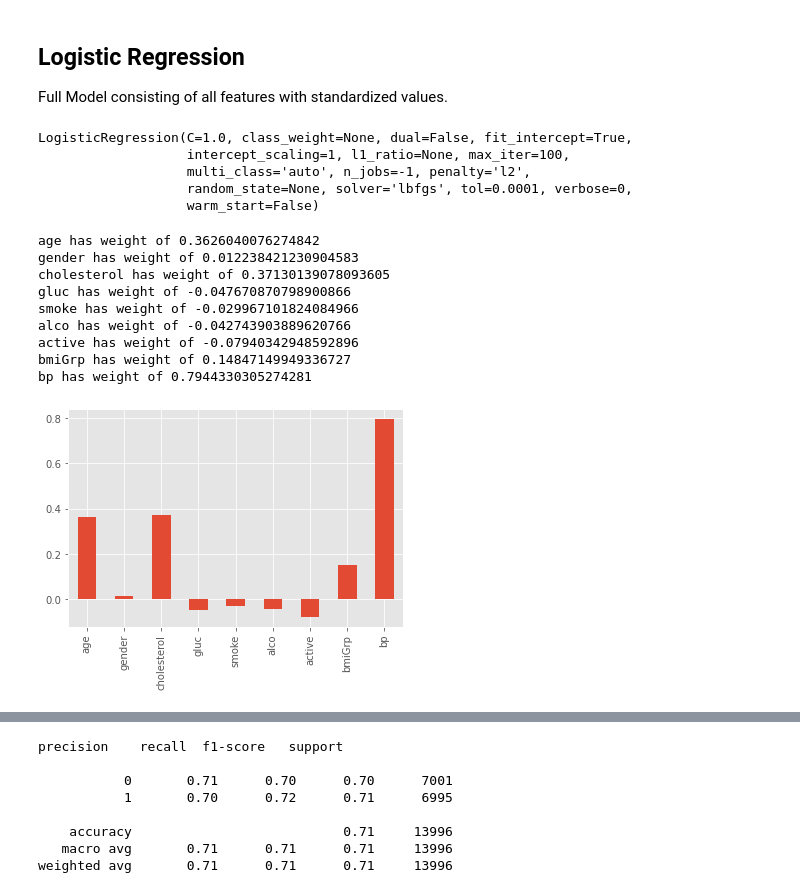
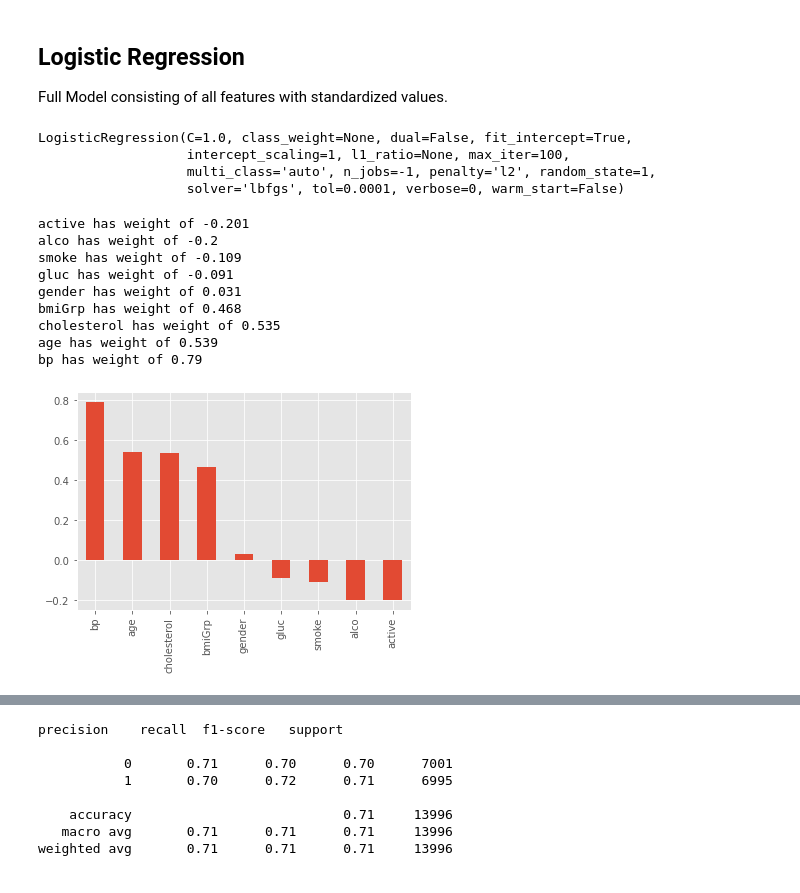
Before and after one commit to RobinsonCW/CardiovascularDiseaseClassification, a Jupyter notebook: src/exploratory_data_analysis/chance/python/Exploratory_Data_Analysis.ipynb, the cells around one changed output, grey strips where cells are left out. Saved outputs shown, nothing was run; the diff lists cells and outputs as text; code cells hidden in the pictures.

```diff
--- a/src/exploratory_data_analysis/chance/python/Exploratory_Data_Analysis.ipynb
+++ b/src/exploratory_data_analysis/chance/python/Exploratory_Data_Analysis.ipynb
@@ -200,7 +170,8 @@ df_clean.loc[df_clean.index.isin(ap_lo_outlier_ids)].head()
 # %%
 ap_lo_outlier_ids2 = df_clean.index[(df_clean['ap_lo'] < 40) | (df_clean['ap_lo'] > 300)]
 # %%
-df_clean.loc[df_clean.index.isin(ap_lo_outlier_ids2), "ap_lo"] = np.nan
+if IMPUTE_GREATER_THAN_THREE_STD_DEV:
+    df_clean.loc[df_clean.index.isin(ap_lo_outlier_ids2), "ap_lo"] = np.nan
 # %% [markdown]
 The `ap_lo` feature needed similar processing.
 # %% [markdown]
@@ -254,7 +225,7 @@ if MODEL_TYPE == "Full":
     X_cols = ['age', 'gender', 'height', 'weight', 'ap_hi', 'ap_lo', 'cholesterol', 'gluc', 'smoke', 'alco', 'active']
 else:
     # New Feature Model
-    X_cols = ['age', 'gender', 'cholesterol', 'gluc', 'smoke', 'alco', 'active', 'bmiGrp', 'bp']
+    X_cols = ['age', 'gender', 'bmiGrp', 'bp', 'cholesterol', 'gluc', 'smoke', 'alco', 'active']
 
 X = df_clean[X_cols] #.to_numpy()
 # %% [markdown]
@@ -274,45 +247,58 @@ from sklearn.impute import SimpleImputer
 # %%
 X_train, X_test, y_train, y_test = train_test_split(X, y, stratify=y, test_size=0.2, random_state=1)
 
-sc = StandardScaler()
-X_train_std = sc.fit_transform(X_train)
-X_test_std = sc.transform(X_test)
+rs = RobustScaler()
+X_train_std = rs.fit_transform(X_train)
+X_test_std = rs.transform(X_test)
 
-si = SimpleImputer(strategy="median")
+# sc = StandardScaler()
+# X_train_std = sc.fit_transform(X_train)
+# X_test_std = sc.transform(X_test)
 
-X_train_std = si.fit_transform(X_train_std)
-X_test_std = si.transform(X_test_std)
+# si = SimpleImputer(strategy="median")
+# X_train_std = si.fit_transform(X_train_std)
+# X_test_std = si.transform(X_test_std)
 
-logreg = LogisticRegression(n_jobs=-1)
+logreg = LogisticRegression(n_jobs=-1, random_state=1)
 logreg.fit(X_train_std, y_train)
 # %% [output]
 LogisticRegression(C=1.0, class_weight=None, dual=False, fit_intercept=True,
                    intercept_scaling=1, l1_ratio=None, max_iter=100,
-                   multi_class='auto', n_jobs=-1, penalty='l2',
-                   random_state=None, solver='lbfgs', tol=0.0001, verbose=0,
-                   warm_start=False)
+                   multi_class='auto', n_jobs=-1, penalty='l2', random_state=1,
+                   solver='lbfgs', tol=0.0001, verbose=0, warm_start=False)
 # %%
 # sort these attributes and spit them out
 zip_vars = zip(logreg.coef_.T, X.columns) # combine attributes
-zip_vars = zip_vars # sorted(zip_vars)
+zip_vars = sorted(zip_vars)
 for coef, name in zip_vars:
-    print(name, 'has weight of', coef[0]) # now print them out
+    print(name, 'has weight of', round(coef[0], 3)) # now print them out
 # %% [output]
-age has weight of 0.3626040076274842
-gender has weight of 0.012238421230904583
-cholesterol has weight of 0.37130139078093605
-gluc has weight of -0.047670870798900866
-smoke has weight of -0.029967101824084966
-alco has weight of -0.042743903889620766
-active has weight of -0.07940342948592896
-bmiGrp has weight of 0.14847149949336727
-bp has weight of 0.7944330305274281
+active has weight of -0.201
+alco has weight of -0.2
+smoke has weight of -0.109
+gluc has weight of -0.091
+gender has weight of 0.031
+bmiGrp has weight of 0.468
+cholesterol has weight of 0.535
+age has weight of 0.539
+bp has weight of 0.79
 # %%
 # now let's make a pandas Series with the names and values, and plot them
+
+from collections import OrderedDict
+
 plt.style.use('ggplot')
 
-weights = pd.Series(logreg.coef_[0],index=X.columns)
+coef_dict = {}
+
+for coef, feat in zip(logreg.coef_[0,:], X.columns):
+    coef_dict[feat] = coef
+
+coef_dict = OrderedDict({k: v for k, v in sorted(coef_dict.items(), key=lambda item: item[1])})
+
+# weights = pd.Series(logreg.coef_[0],index=X.columns)
+weights = pd.Series(coef_dict).sort_values(ascending=False)
 weights.plot(kind='bar')
 plt.show()
 # %% [output]
-[figure, old version]
+[figure, new version]
```
Also changed, not shown: parts of 50 cells of this notebook.
